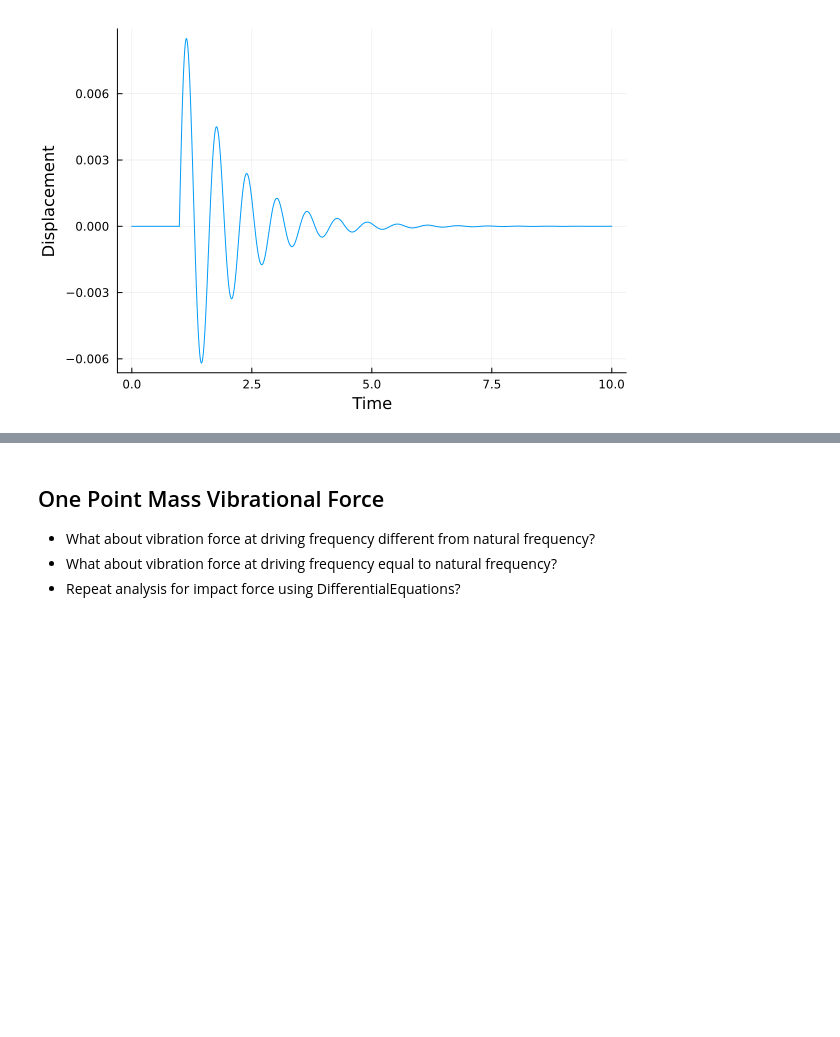
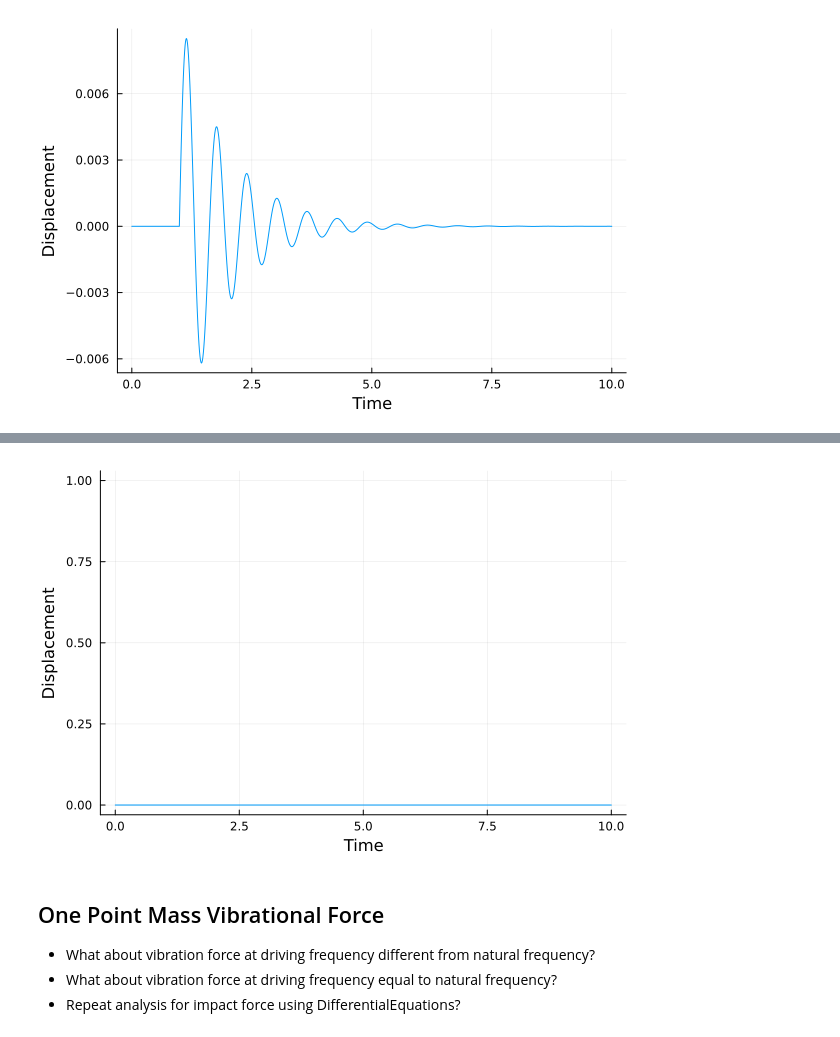
Before and after one commit to mrsalveen/Finite-Element-Model, a Jupyter notebook: massPoint1.ipynb, the cells around one changed output, grey strips where cells are left out. Drawn from its saved outputs; the diff is of its cells as text; code cells hidden in the pictures; blank space fills up the shorter version.

```diff
--- a/massPoint1.ipynb
+++ b/massPoint1.ipynb
@@ -48,3 +95,43 @@ plot(t, x, xlabel="Time", ylabel="Displacement", legend=false)
+# %%
+using DifferentialEquations
+
+# Define system properties
+m = 1.0   # mass
+k = 100.0 # spring constant
+c = 2.0   # damping coefficient
+
+# Define natural frequency and time step
+wn = sqrt(k/m)    # natural frequency
+dt = 0.01         # time step
+
+# Define time span and external force
+tspan = (0.0, 10.0)
+t = collect(tspan[1]:dt:tspan[2])
+F = 10.0*sin.(2*wn*t)   # impact force at 2 times natural frequency
+
+# Define initial conditions
+x0 = 0.0
+v0 = 0.0
+
+# Define ODE function
+function vibrating_mass!(du, u, p, t)
+    x, v = u
+    k, c, m = p
+    du[1] = v
+    du[2] = (F[findfirst(isequal(t),t)] - k*x - c*v) / m
+end
+
+# Define ODE problem
+prob = ODEProblem(vibrating_mass!, [x0, v0], tspan, [k, c, m])
+
+# Solve ODE problem
+sol = solve(prob, Tsit5(), reltol=1e-8, abstol=1e-8)
+
+# Plot results
+using Plots
+plot(sol.t, sol[1,:], xlabel="Time", ylabel="Displacement", legend=false)
+# %% [output]
+[figure, added]
 # %% [markdown]
 ## One Point Mass Vibrational Force
 - What about vibration force at driving frequency different from natural frequency?
```
Also changed, not shown: parts of 6 cells of this notebook.
